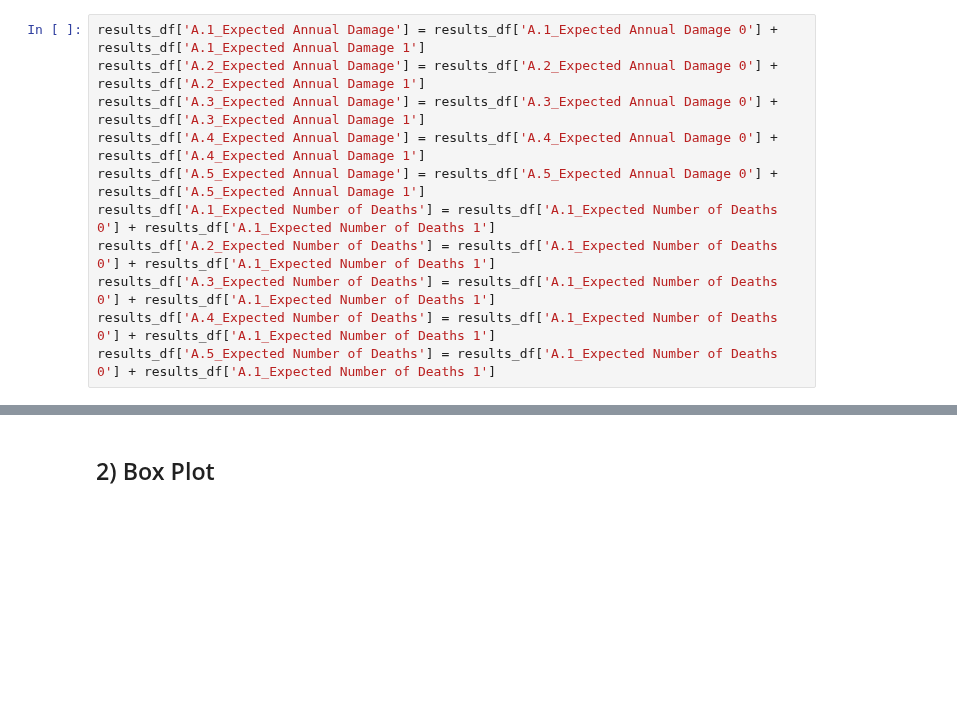
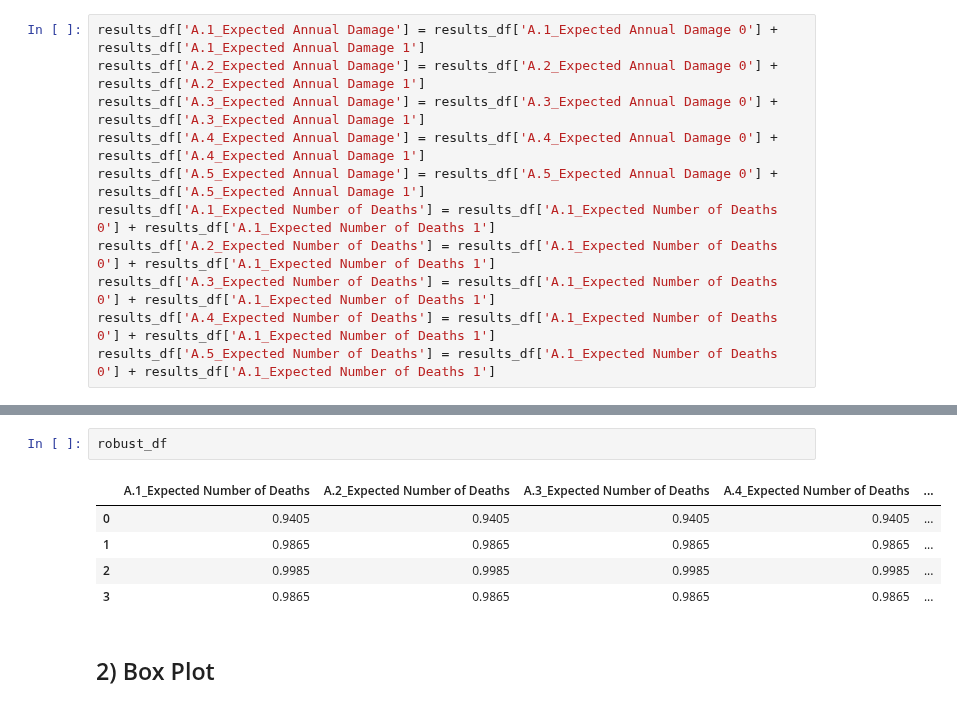
Before and after one commit to pdebiase/MBDM-group-11, a Jupyter notebook: final assignment/fin_ass/run_prim/moro.ipynb, the cells around one changed output, grey strips where cells are left out. Cells and saved outputs as stored; diff of their text form; blank space fills up the shorter version.

```diff
--- a/final assignment/fin_ass/run_prim/moro.ipynb
+++ b/final assignment/fin_ass/run_prim/moro.ipynb
@@ -92,3 +92,11 @@ plt.show()
+# %%
+robust_df
+# %% [output]
+|  | A.1_Expected Number of Deaths | A.2_Expected Number of Deaths | A.3_Expected Number of Deaths | A.4_Expected Number of Deaths | ... |
+| 0 | 0.9405 | 0.9405 | 0.9405 | 0.9405 | ... |
+| 1 | 0.9865 | 0.9865 | 0.9865 | 0.9865 | ... |
+| 2 | 0.9985 | 0.9985 | 0.9985 | 0.9985 | ... |
+| 3 | 0.9865 | 0.9865 | 0.9865 | 0.9865 | ... |
 # %% [markdown]
 ## 2) Box Plot
 # %%
```
Also changed, not shown: parts of 6 cells of this notebook, 2 other files.
